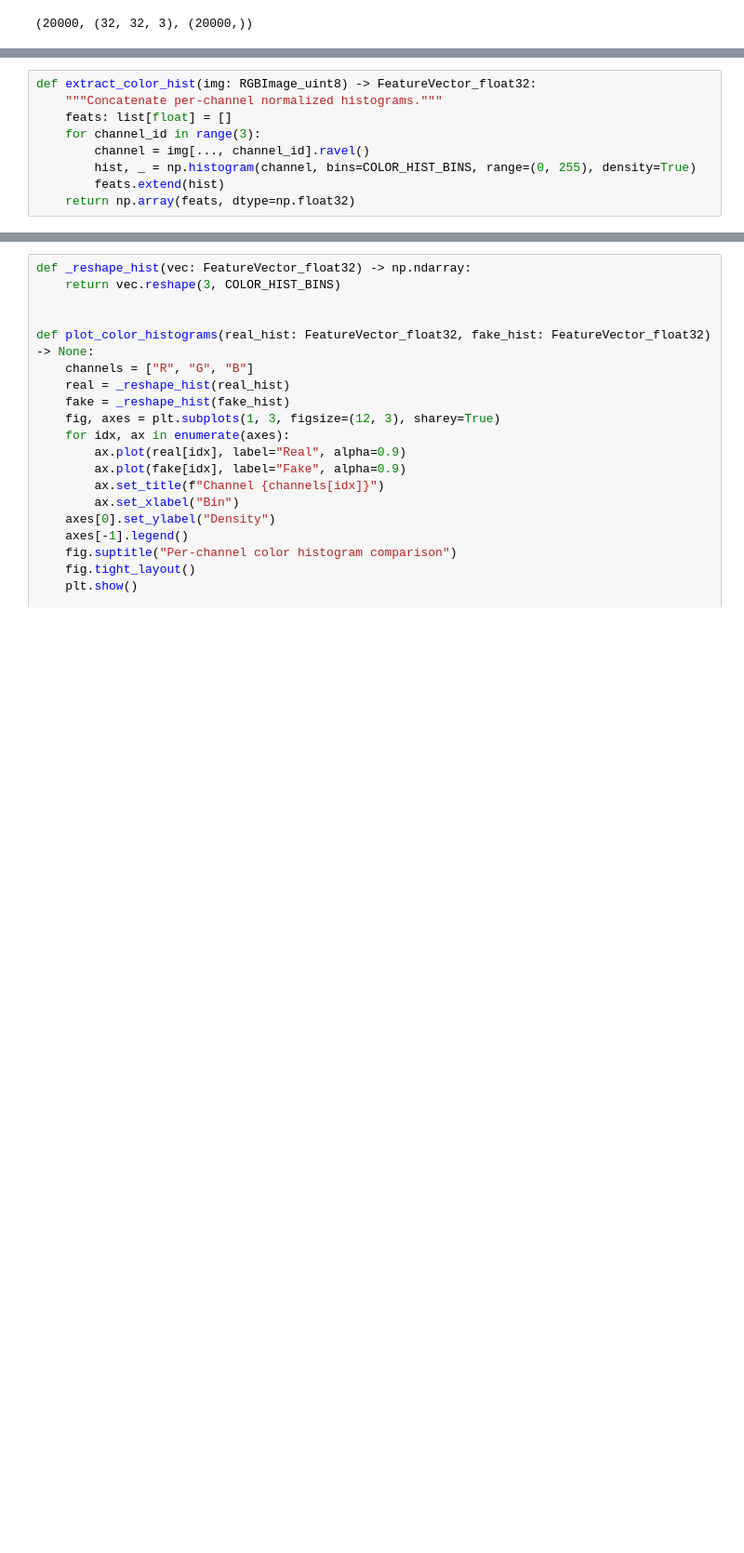
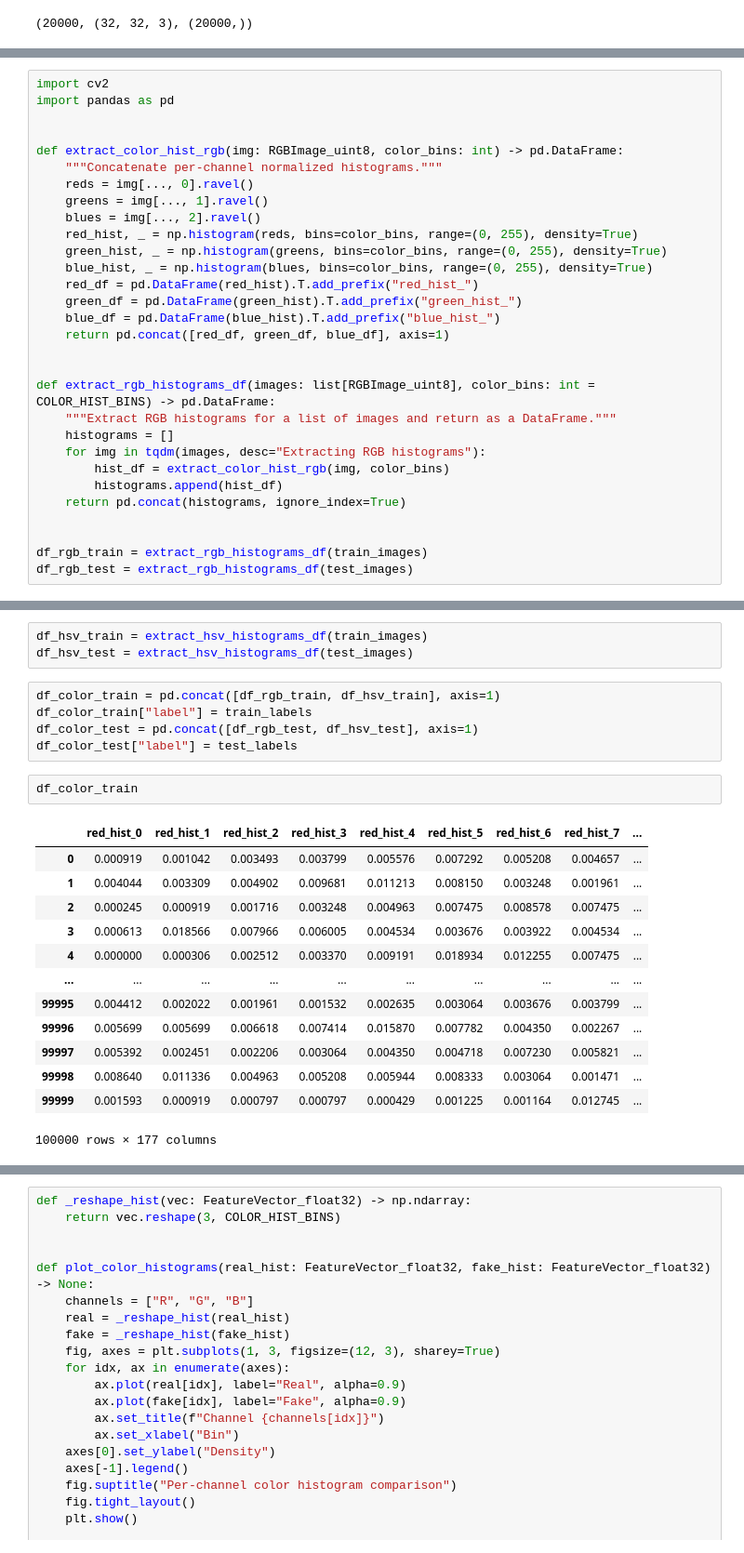
Before and after one commit to Phyke/AT82.08-AI-Generated-Image-Classification, a Jupyter notebook: color_analysis.ipynb, the cells around one changed output, grey strips where cells are left out. Shown: that part at 93% size. Cells and saved outputs as stored; diff of their text form; blank space fills up the shorter version.

```diff
--- a/color_analysis.ipynb
+++ b/color_analysis.ipynb
@@ -23,10 +22,31 @@ len(test_images), test_images[0].shape, test_labels.shape
 COLOR_HIST_BINS = 16
 # %%
-def extract_color_hist(img: RGBImage_uint8) -> FeatureVector_float32:
+import cv2
+import pandas as pd
+
+
+def extract_color_hist_rgb(img: RGBImage_uint8, color_bins: int) -> pd.DataFrame:
     """Concatenate per-channel normalized histograms."""
-    feats: list[float] = []
-    for channel_id in range(3):
-        channel = img[..., channel_id].ravel()
-        hist, _ = np.histogram(channel, bins=COLOR_HIST_BINS, range=(0, 255), density=True)
-        feats.extend(hist)
-    return np.array(feats, dtype=np.float32)
+    reds = img[..., 0].ravel()
+    greens = img[..., 1].ravel()
+    blues = img[..., 2].ravel()
+    red_hist, _ = np.histogram(reds, bins=color_bins, range=(0, 255), density=True)
+    green_hist, _ = np.histogram(greens, bins=color_bins, range=(0, 255), density=True)
+    blue_hist, _ = np.histogram(blues, bins=color_bins, range=(0, 255), density=True)
+    red_df = pd.DataFrame(red_hist).T.add_prefix("red_hist_")
+    green_df = pd.DataFrame(green_hist).T.add_prefix("green_hist_")
+    blue_df = pd.DataFrame(blue_hist).T.add_prefix("blue_hist_")
+    return pd.concat([red_df, green_df, blue_df], axis=1)
+
+
+def extract_rgb_histograms_df(images: list[RGBImage_uint8], color_bins: int = COLOR_HIST_BINS) -> pd.DataFrame:
+    """Extract RGB histograms for a list of images and return as a DataFrame."""
+    histograms = []
+    for img in tqdm(images, desc="Extracting RGB histograms"):
+        hist_df = extract_color_hist_rgb(img, color_bins)
+        histograms.append(hist_df)
+    return pd.concat(histograms, ignore_index=True)
+
+
+df_rgb_train = extract_rgb_histograms_df(train_images)
+df_rgb_test = extract_rgb_histograms_df(test_images)
@@ -46,0 +97,24 @@ fake_color_hist: FeatureVector_float32 = np.array(color_features_list_train)[500
+# %%
+df_hsv_train = extract_hsv_histograms_df(train_images)
+df_hsv_test = extract_hsv_histograms_df(test_images)
+# %%
+df_color_train = pd.concat([df_rgb_train, df_hsv_train], axis=1)
+df_color_train["label"] = train_labels
+df_color_test = pd.concat([df_rgb_test, df_hsv_test], axis=1)
+df_color_test["label"] = test_labels
+# %%
+df_color_train
+# %% [output]
+|  | red_hist_0 | red_hist_1 | red_hist_2 | red_hist_3 | red_hist_4 | red_hist_5 | red_hist_6 | red_hist_7 | ... |
+| 0 | 0.000919 | 0.001042 | 0.003493 | 0.003799 | 0.005576 | 0.007292 | 0.005208 | 0.004657 | ... |
+| 1 | 0.004044 | 0.003309 | 0.004902 | 0.009681 | 0.011213 | 0.008150 | 0.003248 | 0.001961 | ... |
+| 2 | 0.000245 | 0.000919 | 0.001716 | 0.003248 | 0.004963 | 0.007475 | 0.008578 | 0.007475 | ... |
+| 3 | 0.000613 | 0.018566 | 0.007966 | 0.006005 | 0.004534 | 0.003676 | 0.003922 | 0.004534 | ... |
+| 4 | 0.000000 | 0.000306 | 0.002512 | 0.003370 | 0.009191 | 0.018934 | 0.012255 | 0.007475 | ... |
+| ... | ... | ... | ... | ... | ... | ... | ... | ... | ... |
+| 99995 | 0.004412 | 0.002022 | 0.001961 | 0.001532 | 0.002635 | 0.003064 | 0.003676 | 0.003799 | ... |
+| 99996 | 0.005699 | 0.005699 | 0.006618 | 0.007414 | 0.015870 | 0.007782 | 0.004350 | 0.002267 | ... |
+| 99997 | 0.005392 | 0.002451 | 0.002206 | 0.003064 | 0.004350 | 0.004718 | 0.007230 | 0.005821 | ... |
+| 99998 | 0.008640 | 0.011336 | 0.004963 | 0.005208 | 0.005944 | 0.008333 | 0.003064 | 0.001471 | ... |
+| 99999 | 0.001593 | 0.000919 | 0.000797 | 0.000797 | 0.000429 | 0.001225 | 0.001164 | 0.012745 | ... |
+100000 rows × 177 columns
```
Also changed, not shown: parts of 16 cells of this notebook, 16 other files.
